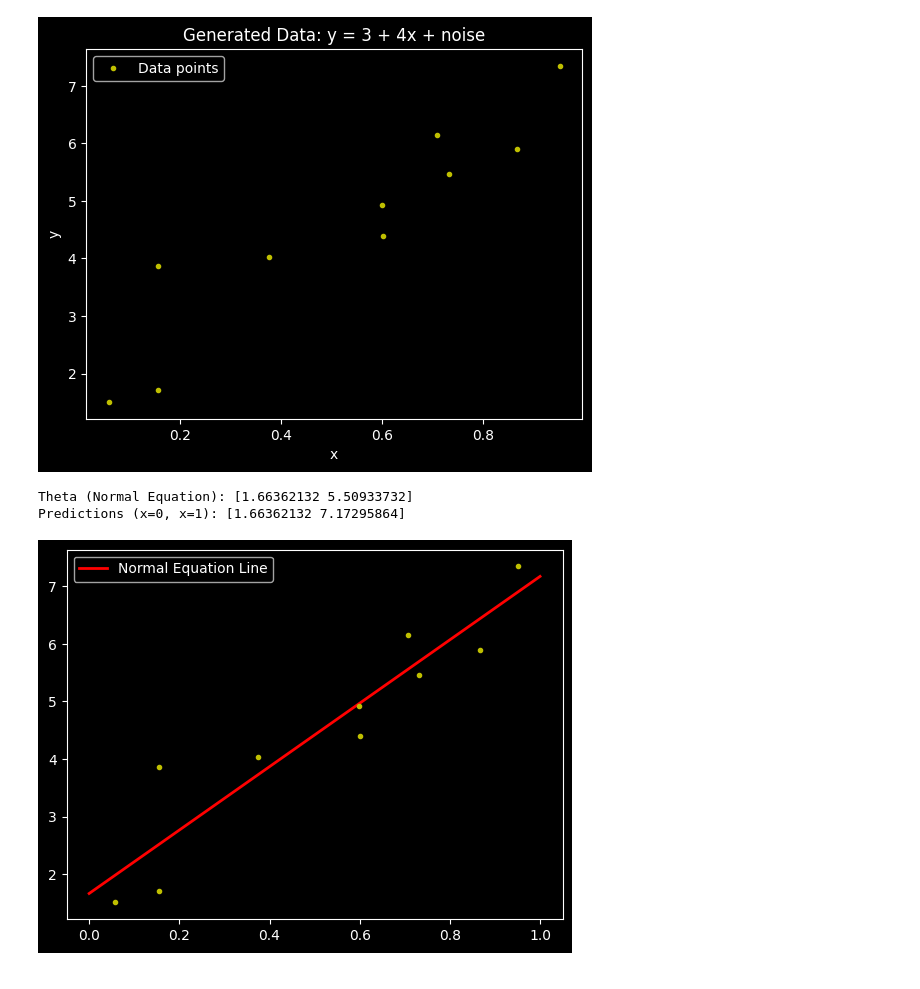
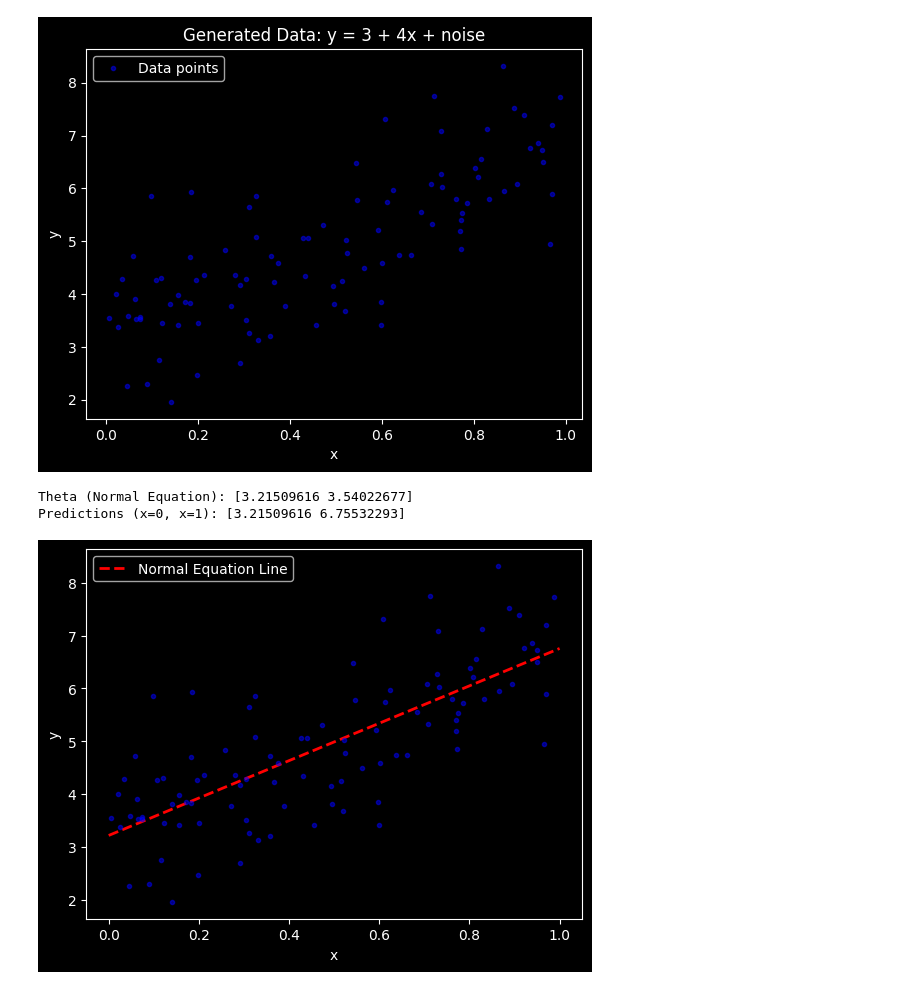
Before and after one commit to AmitavaDatta2004/Machine-Learning-Lab-PCC-AIML-592, a Jupyter notebook: Assignment_1/main.ipynb, the cells around one changed output. Drawn from its saved outputs; the diff is of its cells as text; code cells hidden in the pictures.

```diff
--- a/Assignment_1/main.ipynb
+++ b/Assignment_1/main.ipynb
@@ -1,48 +1,63 @@
 # %%
-# Imports
+# ===============================
+# Step 1: Data Generation
+# ===============================
+
+# Import required libraries
 import numpy as np
 import matplotlib.pyplot as plt
-from sklearn.preprocessing import add_dummy_feature
+from sklearn.preprocessing import add_dummy_feature  # to add bias (intercept) column
 
-# -----------------------
-# Data Generation
-# -----------------------
-np.random.seed(42)   # reproducibility
-n = 10
-x = np.random.rand(n, 1)   # random values in [0,1]
+# Set seed for reproducibility (so results are same every run)
+np.random.seed(42)
 
-# True relation: y = 3 + 4x + noise
+# Number of data points
+n = 100
+
+# Generate n random values of x in [0,1]
+x = np.random.rand(n, 1)
+
+# True relationship: y = 3 + 4x + noise
+# Here, noise ~ N(0,1) makes data more realistic
 y = 3 + 4 * x + np.random.randn(n, 1)
 
-# Plot
-plt.plot(x, y, "y.", label="Data points")
+# Scatter plot of generated data
+plt.plot(x, y, "b.", alpha=0.5, label="Data points")
 plt.xlabel("x")
 plt.ylabel("y")
 plt.title("Generated Data: y = 3 + 4x + noise")
 plt.legend()
 plt.show()
 # %% [output]
-[figure, old version]
+[figure, new version]
 # %%
-# Add bias (dummy feature = column of 1s)
+# ===============================
+# Step 2: Normal Equation
+# ===============================
+
+# Add dummy feature (bias column of ones) to x
+# Shape: (n,2) => first column = 1s, second column = x
 x_b = add_dummy_feature(x, 1)
 
-# Normal Equation
+# Compute theta using Normal Equation:
+# theta = (X^T X)^(-1) X^T y
 theta_ne = np.linalg.inv(x_b.T @ x_b) @ x_b.T @ y
 print("Theta (Normal Equation):", theta_ne.ravel())
 
-# Predictions at x=0 and x=1
+# Make predictions at new values (x=0, x=1)
 x_new = np.array([[0], [1]])
-x_new_b = add_dummy_feature(x_new, 1)
+x_new_b = add_dummy_feature(x_new, 1)  # add bias column
 y_pred_ne = x_new_b @ theta_ne
 print("Predictions (x=0, x=1):", y_pred_ne.ravel())
 
-# Plot
-plt.plot(x_new, y_pred_ne, "r-", linewidth=2, label="Normal Equation Line")
-plt.plot(x, y, "y.")
+# Plot regression line vs actual data
+plt.plot(x_new, y_pred_ne, "r--", linewidth=2, label="Normal Equation Line")
+plt.plot(x, y, "b.", alpha=0.5)
+plt.xlabel("x")
+plt.ylabel("y")
 plt.legend()
 plt.show()
 # %% [output]
-Theta (Normal Equation): [1.66362132 5.50933732]
-Predictions (x=0, x=1): [1.66362132 7.17295864]
+Theta (Normal Equation): [3.21509616 3.54022677]
+Predictions (x=0, x=1): [3.21509616 6.75532293]
-[figure, old version]
+[figure, new version]
```
Also changed, not shown: parts of 4 cells of this notebook.
